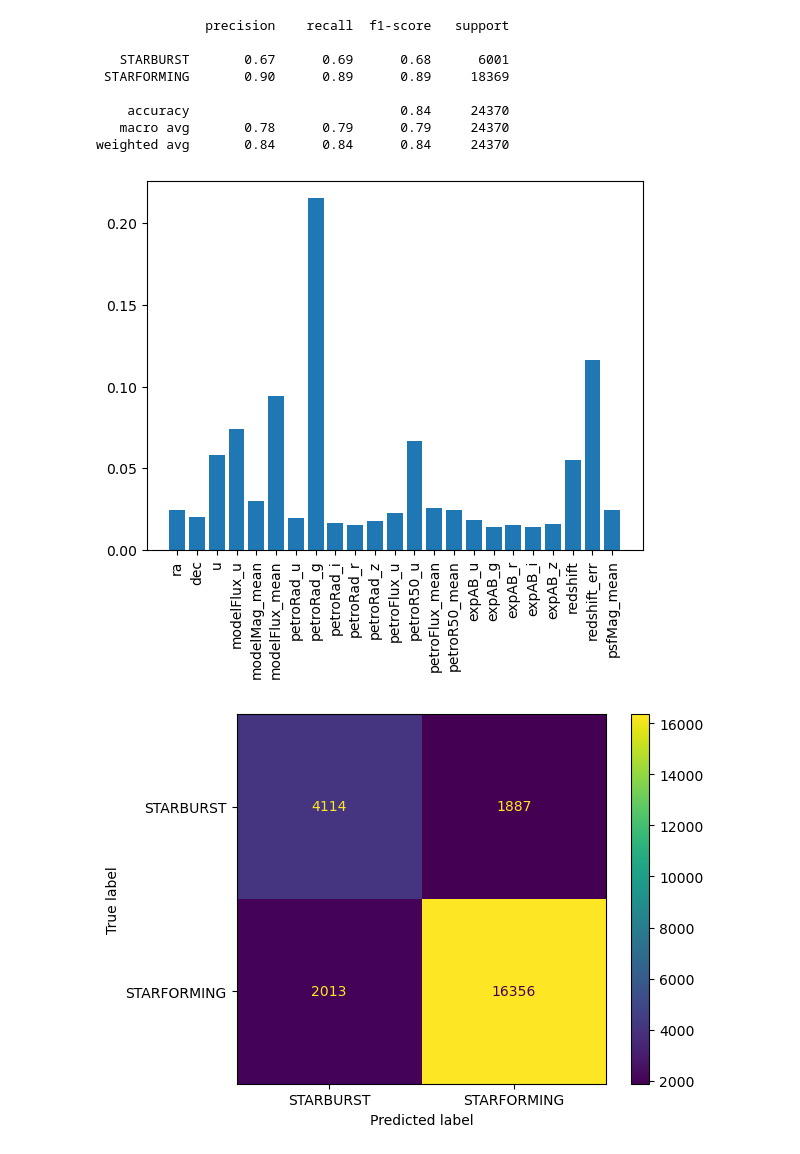
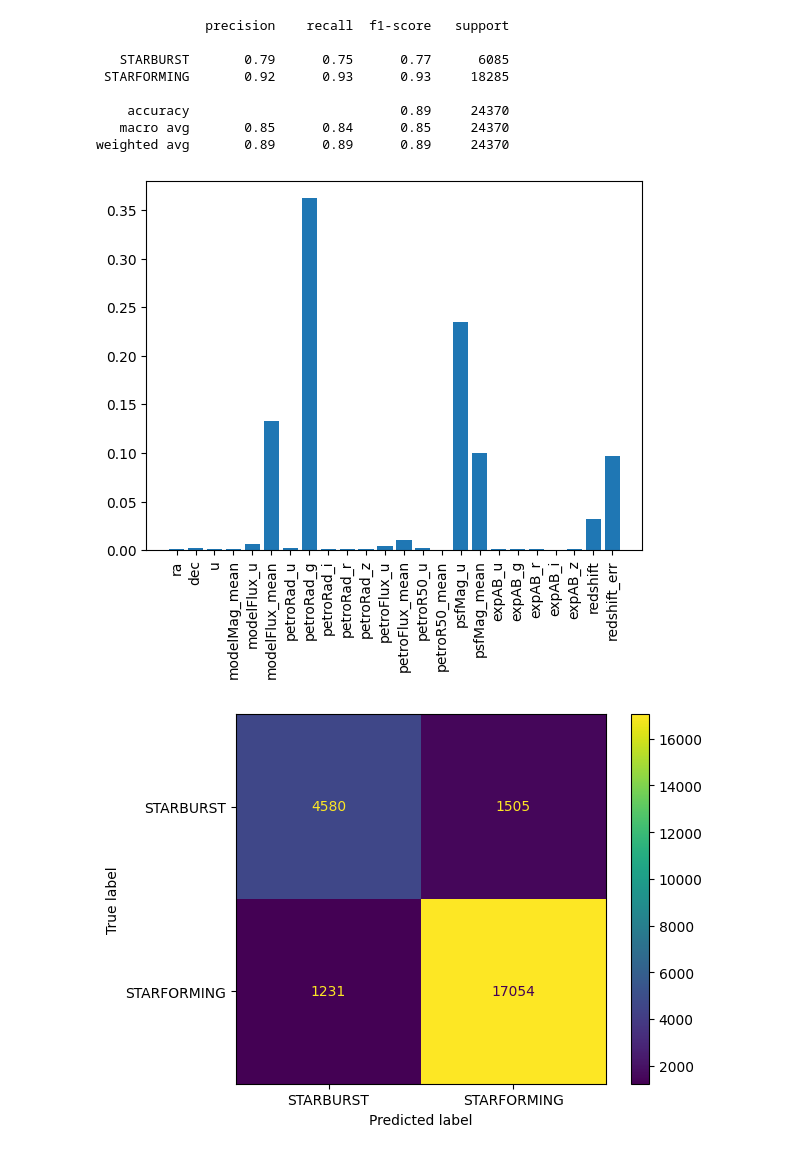
Before and after one commit to pedroojanuu/galaxy, a Jupyter notebook: algorithms.ipynb, the cells around one changed output. Cells and saved outputs as stored; diff of their text form; code cells hidden in the pictures.

Commit message:
Refined functions for general model results

```diff
--- a/algorithms.ipynb
+++ b/algorithms.ipynb
@@ -94,8 +31,0 @@ Index(['ra', 'dec', 'u', 'modelFlux_u', 'modelMag_mean', 'modelFlux_mean',
-# %%
-# Show confusion matrix display
-print(classification_report(testing_classes, tree.predict(testing_inputs)))
-
-cf_matrix = confusion_matrix(testing_classes, tree.predict(testing_inputs))
-cm = ConfusionMatrixDisplay(cf_matrix, display_labels=tree.classes_)
-cm.plot()
-plt.show()
@@ -144,17 +79,22 @@ def plot_grid_search(grid_search, labels, shape):
 # %%
 decision_tree_classifier = DecisionTreeClassifier()
 
-max_depth = 5
+max_depth = 15
 max_features = nr_features
 features_step = 8
-nr_tested_features = max_features // features_step + 2
+nr_tested_features = max_features // features_step + 1
+nr_criterion = 3
+nr_splitter = 2
 
 parameter_grid = {
-    'max_depth': list(range(1, max_depth + 1)),
-    'max_features': list(range(1, max_features + features_step, features_step)),
+    "max_depth": list(range(1, max_depth + 1)),
+    "max_features": list(range(1, max_features + features_step, features_step)),
+    "criterion": ["gini", "entropy", "log_loss"],
+    "splitter": ["best", "random"],
 }
 print(parameter_grid)
 
-grid_search = test_classifier(decision_tree_classifier, all_inputs, all_labels, parameter_grid)
-plot_grid_search(grid_search, ['max_depth', 'max_features'], (max_depth, nr_tested_features))
+grid_search = test_classifier(
+    decision_tree_classifier, all_inputs, all_labels, parameter_grid
+)
 # %% [output]
@@ -167,29 +128,29 @@ Best parameters: {'max_depth': 5, 'max_features': 25}
 # %%
 def print_classification_report(model, testing_inputs, testing_classes):
     # plot histogarm with feature importance
-    bar_plot = plt.bar(galaxy_data.drop(columns=["subclass"]).columns, model.feature_importances_)
+    plt.bar(galaxy_data.drop(columns=["subclass"]).columns, model.feature_importances_)
     plt.xticks(rotation=90)
 
     # print(galaxy_data.drop(columns=["subclass"]).columns)
     # print(model.feature_importances_)
     # print()
 
-    print(classification_report(testing_classes, tree.predict(testing_inputs)))
+    print(classification_report(testing_classes, model.predict(testing_inputs)))
 
-    cf_matrix = confusion_matrix(testing_classes, tree.predict(testing_inputs))
-    cm = ConfusionMatrixDisplay(cf_matrix, display_labels=tree.classes_)
+    cf_matrix = confusion_matrix(testing_classes, model.predict(testing_inputs))
+    cm = ConfusionMatrixDisplay(cf_matrix, display_labels=model.classes_)
     cm.plot()
     plt.show()
 # %%
-print_classification_report(tree, testing_inputs, testing_classes)
+print_classification_report(grid_search.best_estimator_, testing_inputs, testing_classes)
 # %% [output]
               precision    recall  f1-score   support
 
-   STARBURST       0.67      0.69      0.68      6001
- STARFORMING       0.90      0.89      0.89     18369
+   STARBURST       0.79      0.75      0.77      6085
+ STARFORMING       0.92      0.93      0.93     18285
 
-    accuracy                           0.84     24370
-   macro avg       0.78      0.79      0.79     24370
-weighted avg       0.84      0.84      0.84     24370
+    accuracy                           0.89     24370
+   macro avg       0.85      0.84      0.85     24370
+weighted avg       0.89      0.89      0.89     24370
-[figure, old version]
+[figure, new version]
-[figure, old version]
+[figure, new version]
```
Also changed, not shown: parts of 9 cells of this notebook, 4 other files.
